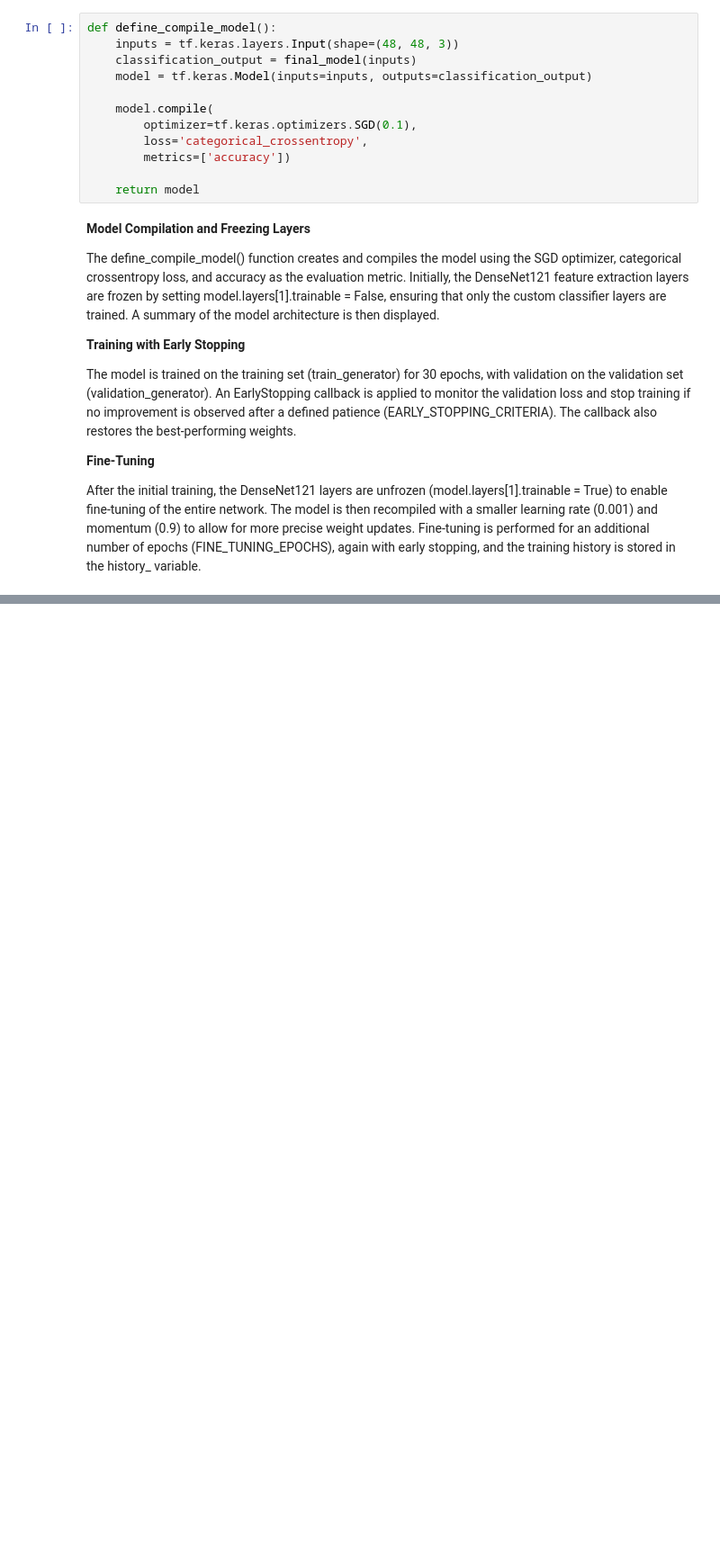
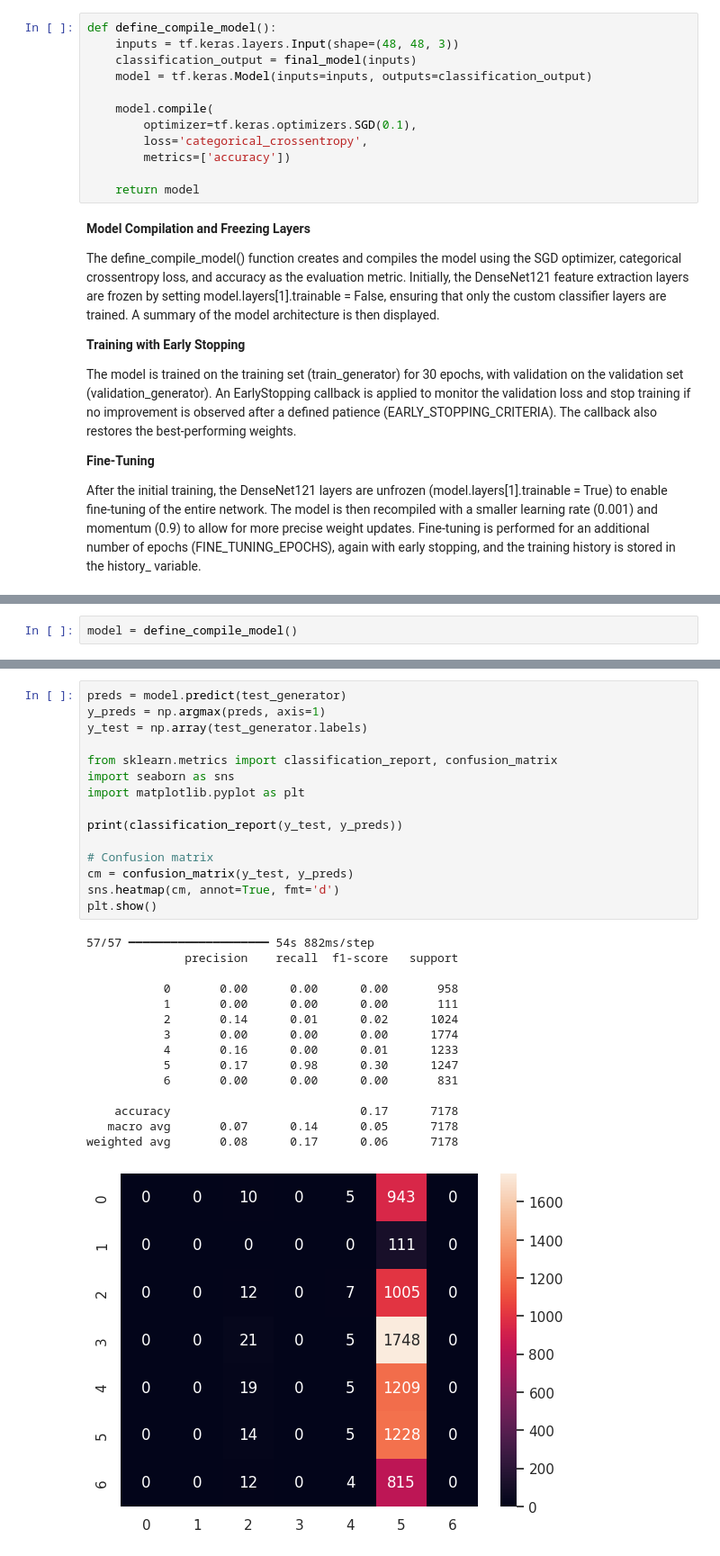
Before and after one commit to Dulavinya/Emotion_Detection_CNN, a Jupyter notebook: Emotion_detection.ipynb, the cells around one changed output, grey strips where cells are left out. Shown at 90% size. Cells and saved outputs as stored; diff of their text form; blank space fills up the shorter version.

```diff
--- a/Emotion_detection.ipynb
+++ b/Emotion_detection.ipynb
@@ -304,0 +341,2 @@ Epoch 4/30
+# %%
+model = define_compile_model()
@@ -304,0 +366,31 @@ Epoch 4/30
+# %%
+preds = model.predict(test_generator)
+y_preds = np.argmax(preds, axis=1)
+y_test = np.array(test_generator.labels)
+
+from sklearn.metrics import classification_report, confusion_matrix
+import seaborn as sns
+import matplotlib.pyplot as plt
+
+print(classification_report(y_test, y_preds))
+
+# Confusion matrix
+cm = confusion_matrix(y_test, y_preds)
+sns.heatmap(cm, annot=True, fmt='d')
+plt.show()
+# %% [output]
+57/57 ━━━━━━━━━━━━━━━━━━━━ 54s 882ms/step
+              precision    recall  f1-score   support
+
+           0       0.00      0.00      0.00       958
+           1       0.00      0.00      0.00       111
+           2       0.14      0.01      0.02      1024
+           3       0.00      0.00      0.00      1774
+           4       0.16      0.00      0.01      1233
+           5       0.17      0.98      0.30      1247
+           6       0.00      0.00      0.00       831
+
+    accuracy                           0.17      7178
+   macro avg       0.07      0.14      0.05      7178
+weighted avg       0.08      0.17      0.06      7178
+[figure, added]
```
Also changed, not shown: parts of 16 cells of this notebook.
